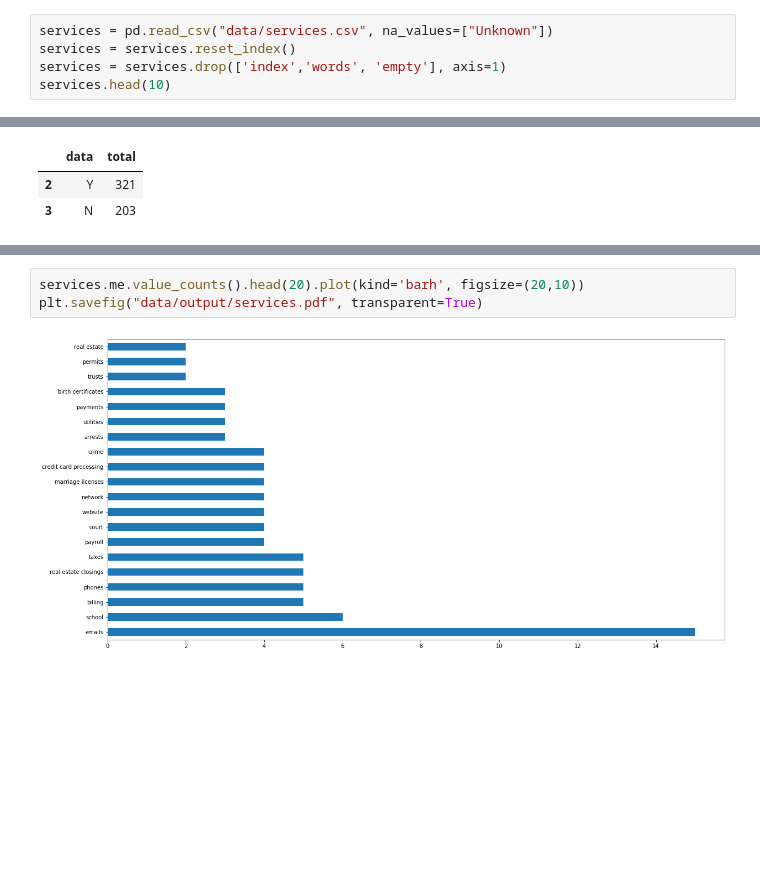
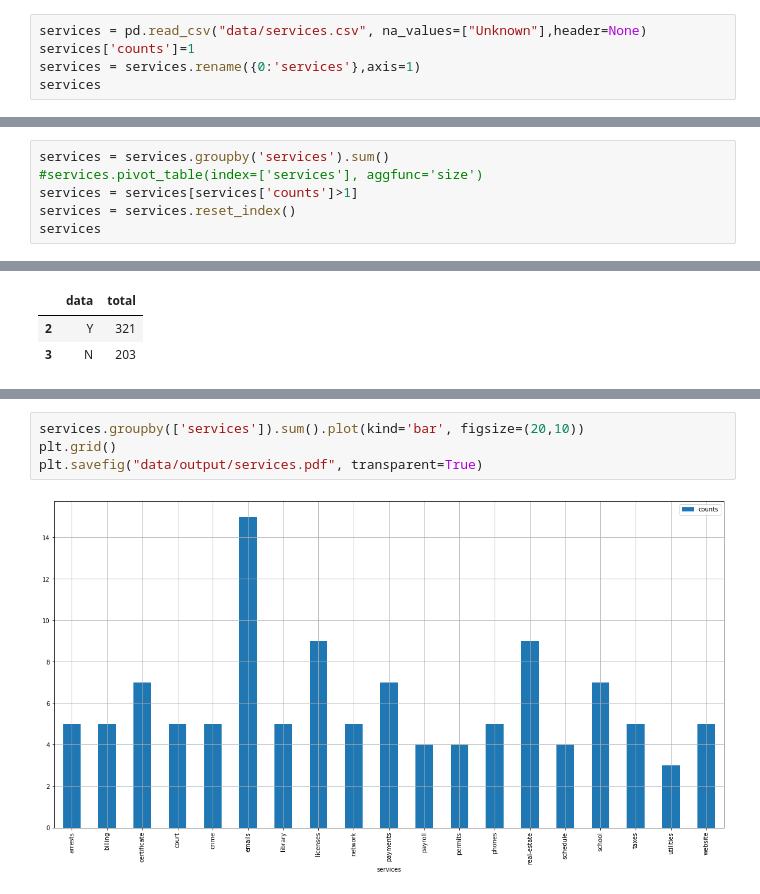
Before and after one commit to fr48/data-studio-projects, a Jupyter notebook: ransom/Ransomware analysis.ipynb, the cells around one changed output, grey strips where cells are left out. Cells and saved outputs as stored; diff of their text form; blank space fills up the shorter version.

```diff
--- a/ransom/Ransomware analysis.ipynb
+++ b/ransom/Ransomware analysis.ipynb
@@ -281,8 +284,8 @@ status
 
 Get the list of all affected services
 # %%
-services = pd.read_csv("data/services.csv", na_values=["Unknown"])
-services = services.reset_index()
-services = services.drop(['index','words', 'empty'], axis=1)
-services.head(10)
+services = pd.read_csv("data/services.csv", na_values=["Unknown"],header=None)
+services['counts']=1
+services = services.rename({0:'services'},axis=1)
+services
 # %% [output]
@@ -304,0 +310,6 @@ TypeError: sort_values() got an unexpected keyword argument 'by'
+# %%
+services = services.groupby('services').sum()
+#services.pivot_table(index=['services'], aggfunc='size')
+services = services[services['counts']>1]
+services = services.reset_index()
+services
@@ -510,5 +559,6 @@ plt.savefig("data/output/paynotpay.pdf", transparent=True)
 # %%
-services.me.value_counts().head(20).plot(kind='barh', figsize=(20,10))
+services.groupby(['services']).sum().plot(kind='bar', figsize=(20,10))
+plt.grid()
 plt.savefig("data/output/services.pdf", transparent=True)
 # %% [output]
-[figure, old version]
+[figure, new version]
```
Also changed, not shown: parts of 14 cells of this notebook, 9 other files.
